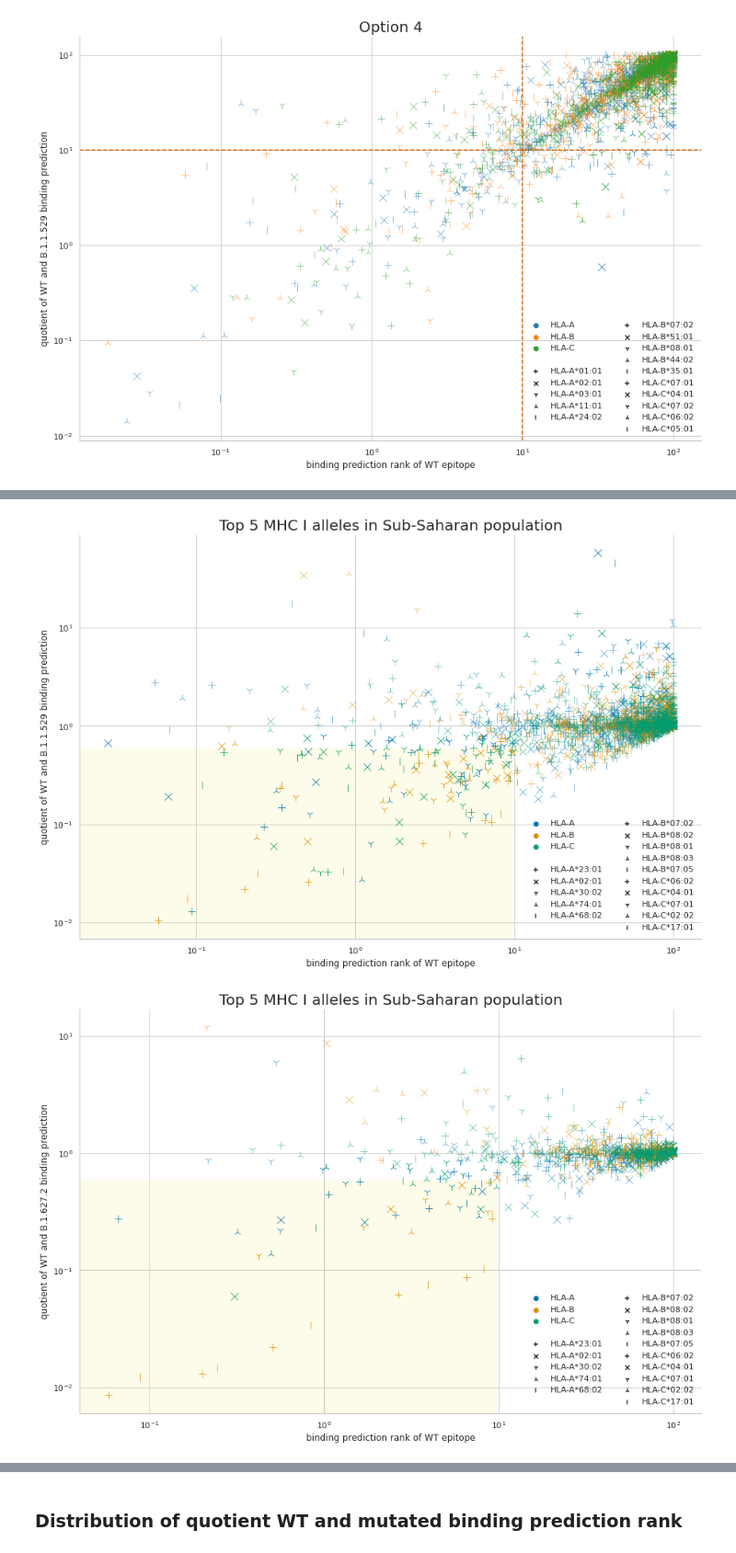
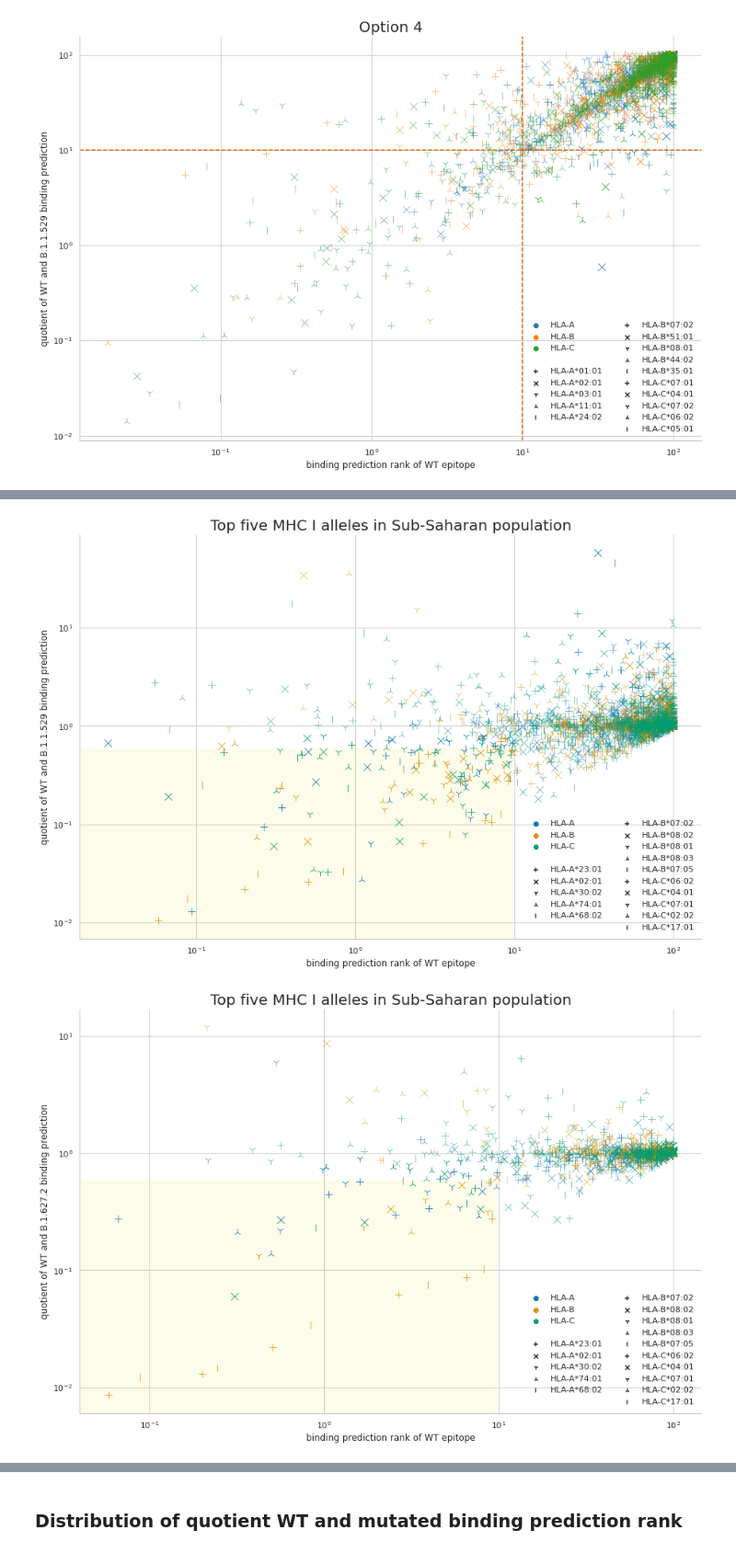
Before and after one commit to TRON-Bioinformatics/omicron-analysis, a Jupyter notebook: omicron_analysis.ipynb, the cells around one changed output, grey strips where cells are left out. Shown at 92% size. Drawn from its saved outputs; the diff is of its cells as text; code cells hidden in the pictures.

```diff
--- a/omicron_analysis.ipynb
+++ b/omicron_analysis.ipynb
@@ -976,28 +976,28 @@ plot_scatter_quotient(
 # %%
-title="Top 5 MHC I alleles in Sub-Saharan population"
+title="Top five MHC I alleles in Sub-Saharan population"
 
 plot_scatter_quotient(
     data=omicron_mhc_binding_subsaharan,
     title=title,
     xlabel="binding prediction rank of WT epitope",
     ylabel="quotient of WT and B.1.1.529 binding prediction",
     figname="figure_02_scatterplot_omicron_subsaharan.png"
 )
 plot_scatter_quotient(
     data=delta_mhc_binding_subsaharan,
     title=title,
     xlabel="binding prediction rank of WT epitope",
     ylabel="quotient of WT and B.1.627.2 binding prediction",
     figname="figure_02_scatterplot_delta_subsaharan.png"
 )
 #plot_scatter_quotient(
 #    data=delta_and_omicron_mhc_binding_subsaharan,
 #    title=title,
 #    xlabel="binding prediction rank of B.1.627.2 epitope",
 #    ylabel="quotient of B.1.627.2 and B.1.1.529 binding prediction",
 #    figname="figure_02_scatterplot_delta_vs_omicron_subsaharan.png"
 #)
 # %% [output]
-[figure, old version]
+[figure, new version]
-[figure, old version]
+[figure, new version]
 # %%
```
Also changed, not shown: parts of 3 cells of this notebook, 8 other files.
